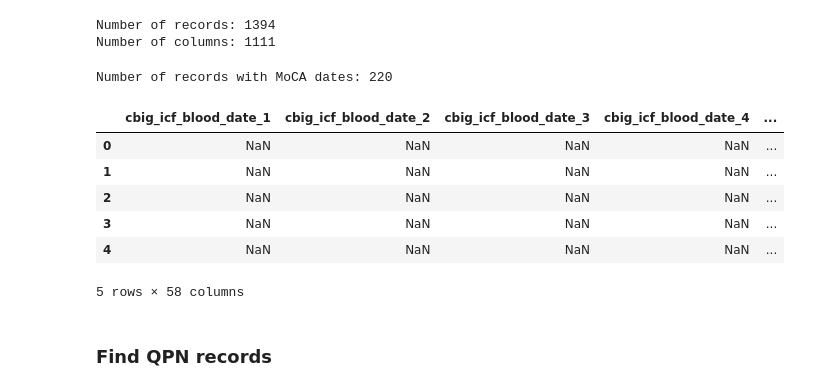
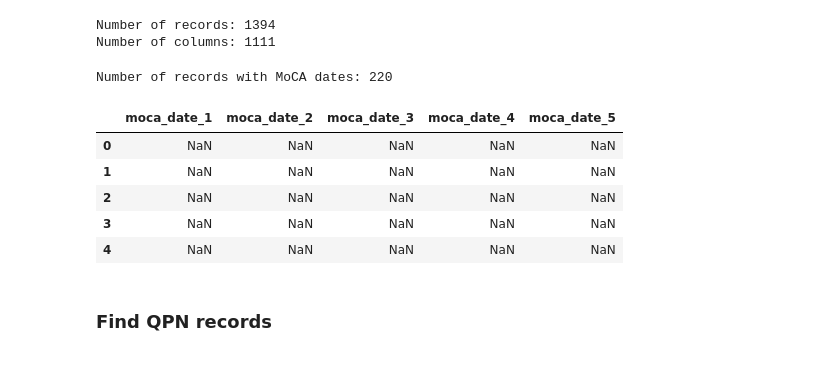
Before and after one commit to nipoppy/nipoppy, a Jupyter notebook: nipoppy/notebooks/tabular_merge.ipynb, the cells around one changed output. Drawn from its saved outputs; the diff is of its cells as text; code cells hidden in the pictures.

```diff
--- a/nipoppy/notebooks/tabular_merge.ipynb
+++ b/nipoppy/notebooks/tabular_merge.ipynb
@@ -158,20 +218,19 @@ record_dict["all_redcap_records"] = redcap_records
 Number of records: 1394
 Number of columns: 1111
 # %%
-substr = "date"
+substr = "moca_date"
 res = [i for i in redcap_cols if substr in i]
 n_dates = query_df[~(query_df["moca_date_1"]=="")]["moca_date_1"].count()
 print(f"Number of records with MoCA dates: {n_dates}")
 query_df[res].head()
 # %% [output]
 Number of records with MoCA dates: 220
-|  | cbig_icf_blood_date_1 | cbig_icf_blood_date_2 | cbig_icf_blood_date_3 | cbig_icf_blood_date_4 | ... |
-| 0 | NaN | NaN | NaN | NaN | ... |
-| 1 | NaN | NaN | NaN | NaN | ... |
-| 2 | NaN | NaN | NaN | NaN | ... |
-| 3 | NaN | NaN | NaN | NaN | ... |
-| 4 | NaN | NaN | NaN | NaN | ... |
+|  | moca_date_1 | moca_date_2 | moca_date_3 | moca_date_4 | moca_date_5 |
+| 0 | NaN | NaN | NaN | NaN | NaN |
+| 1 | NaN | NaN | NaN | NaN | NaN |
+| 2 | NaN | NaN | NaN | NaN | NaN |
+| 3 | NaN | NaN | NaN | NaN | NaN |
+| 4 | NaN | NaN | NaN | NaN | NaN |
-5 rows × 58 columns
 # %% [markdown]
 ### Find QPN records
 # %%
```
Also changed, not shown: parts of 2 cells of this notebook, 2 other files.
